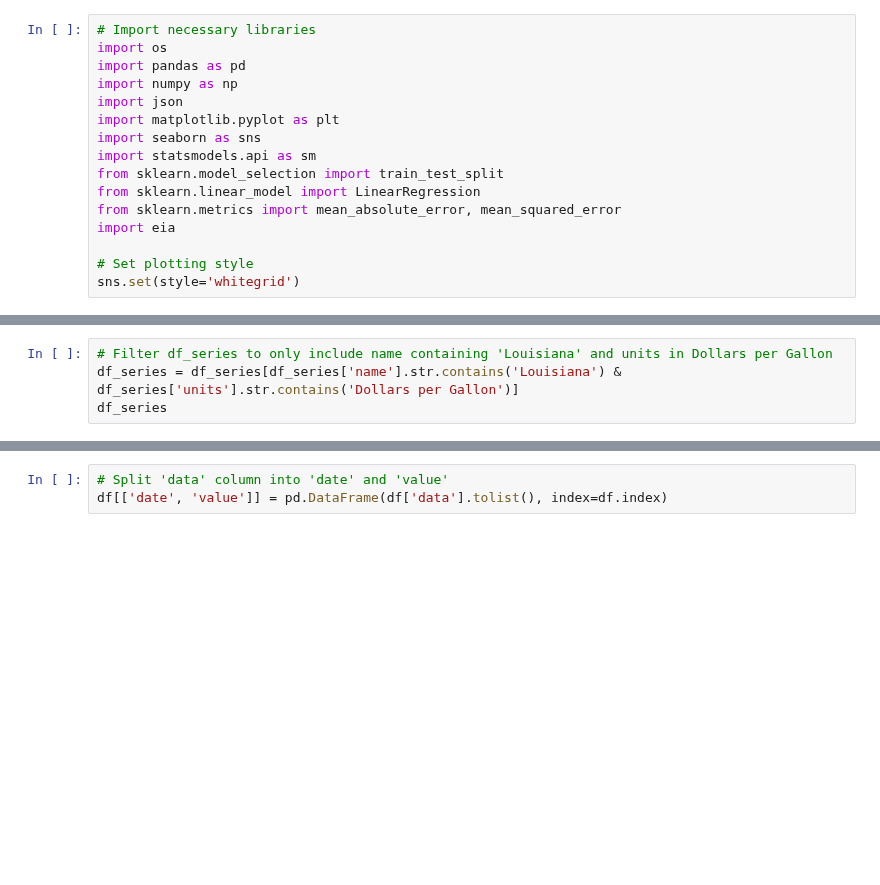
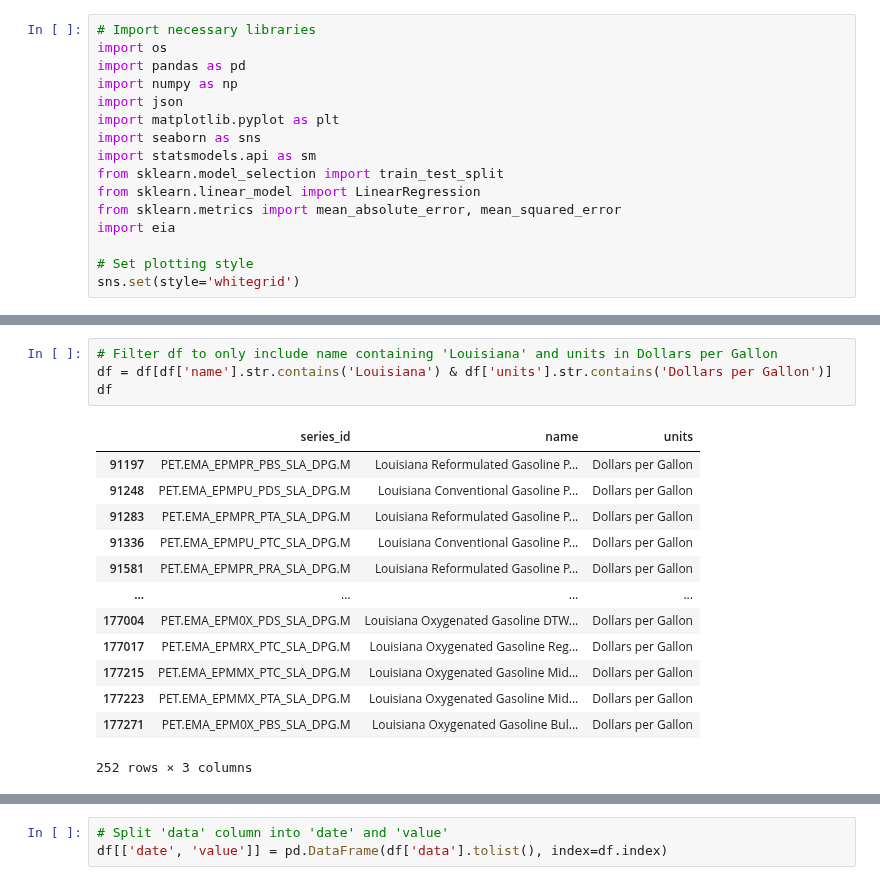
Before and after one commit to LNshuti/oil-price-dashboard, a Jupyter notebook: explore_oil_markets.ipynb, the cells around one changed output, grey strips where cells are left out. Drawn from its saved outputs; the diff is of its cells as text; blank space fills up the shorter version.

```diff
--- a/explore_oil_markets.ipynb
+++ b/explore_oil_markets.ipynb
@@ -47,7 +87,21 @@ df_series.head()
 # %%
-# Filter df_series to only include name containing 'Louisiana' and units in Dollars per Gallon
-df_series = df_series[df_series['name'].str.contains('Louisiana') & df_series['units'].str.contains('Dollars per Gallon')]
-df_series
+# Filter df to only include name containing 'Louisiana' and units in Dollars per Gallon
+df = df[df['name'].str.contains('Louisiana') & df['units'].str.contains('Dollars per Gallon')]
+df
+# %% [output]
+|  | series_id | name | units |
+| 91197 | PET.EMA_EPMPR_PBS_SLA_DPG.M | Louisiana Reformulated Gasoline P... | Dollars per Gallon |
+| 91248 | PET.EMA_EPMPU_PDS_SLA_DPG.M | Louisiana Conventional Gasoline P... | Dollars per Gallon |
+| 91283 | PET.EMA_EPMPR_PTA_SLA_DPG.M | Louisiana Reformulated Gasoline P... | Dollars per Gallon |
+| 91336 | PET.EMA_EPMPU_PTC_SLA_DPG.M | Louisiana Conventional Gasoline P... | Dollars per Gallon |
+| 91581 | PET.EMA_EPMPR_PRA_SLA_DPG.M | Louisiana Reformulated Gasoline P... | Dollars per Gallon |
+| ... | ... | ... | ... |
+| 177004 | PET.EMA_EPM0X_PDS_SLA_DPG.M | Louisiana Oxygenated Gasoline DTW... | Dollars per Gallon |
+| 177017 | PET.EMA_EPMRX_PTC_SLA_DPG.M | Louisiana Oxygenated Gasoline Reg... | Dollars per Gallon |
+| 177215 | PET.EMA_EPMMX_PTC_SLA_DPG.M | Louisiana Oxygenated Gasoline Mid... | Dollars per Gallon |
+| 177223 | PET.EMA_EPMMX_PTA_SLA_DPG.M | Louisiana Oxygenated Gasoline Mid... | Dollars per Gallon |
+| 177271 | PET.EMA_EPM0X_PBS_SLA_DPG.M | Louisiana Oxygenated Gasoline Bul... | Dollars per Gallon |
+252 rows × 3 columns
 # %%
 # Drop rows where 'data' is NaN or not a list
 df = df.dropna(subset=['data'])
```
Also changed, not shown: parts of 11 cells of this notebook.
